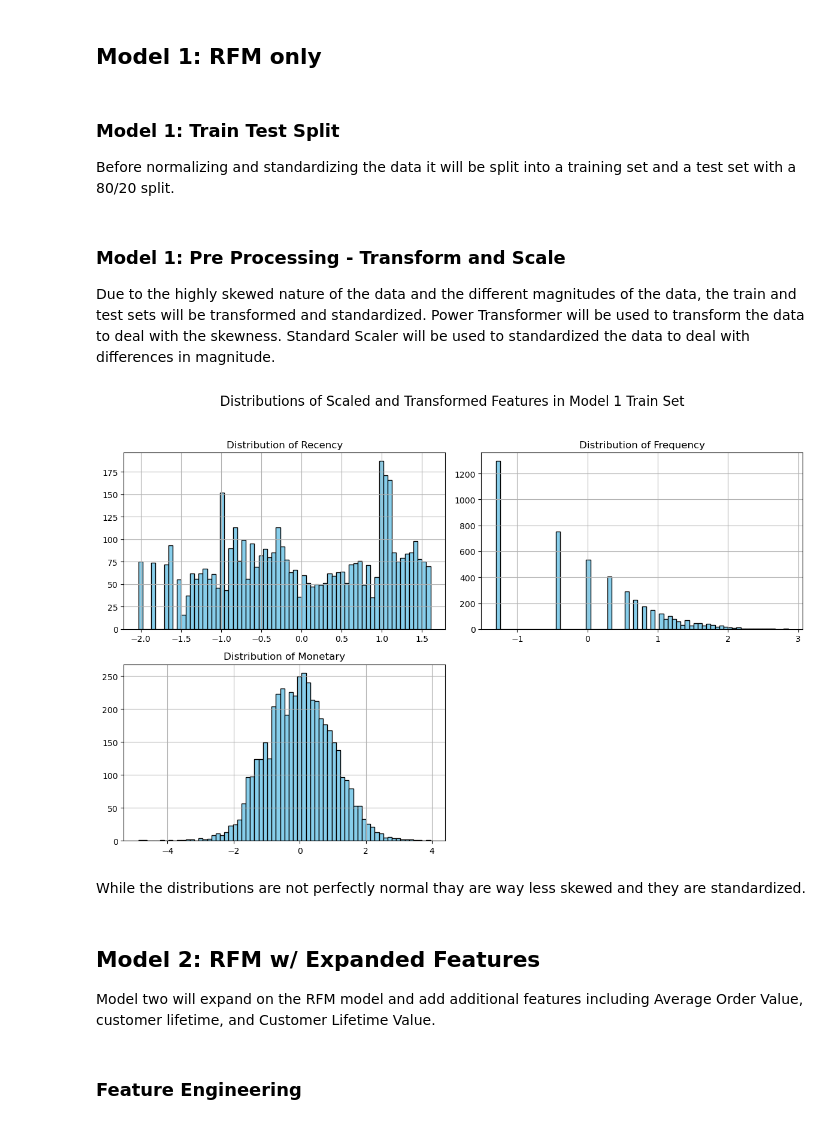
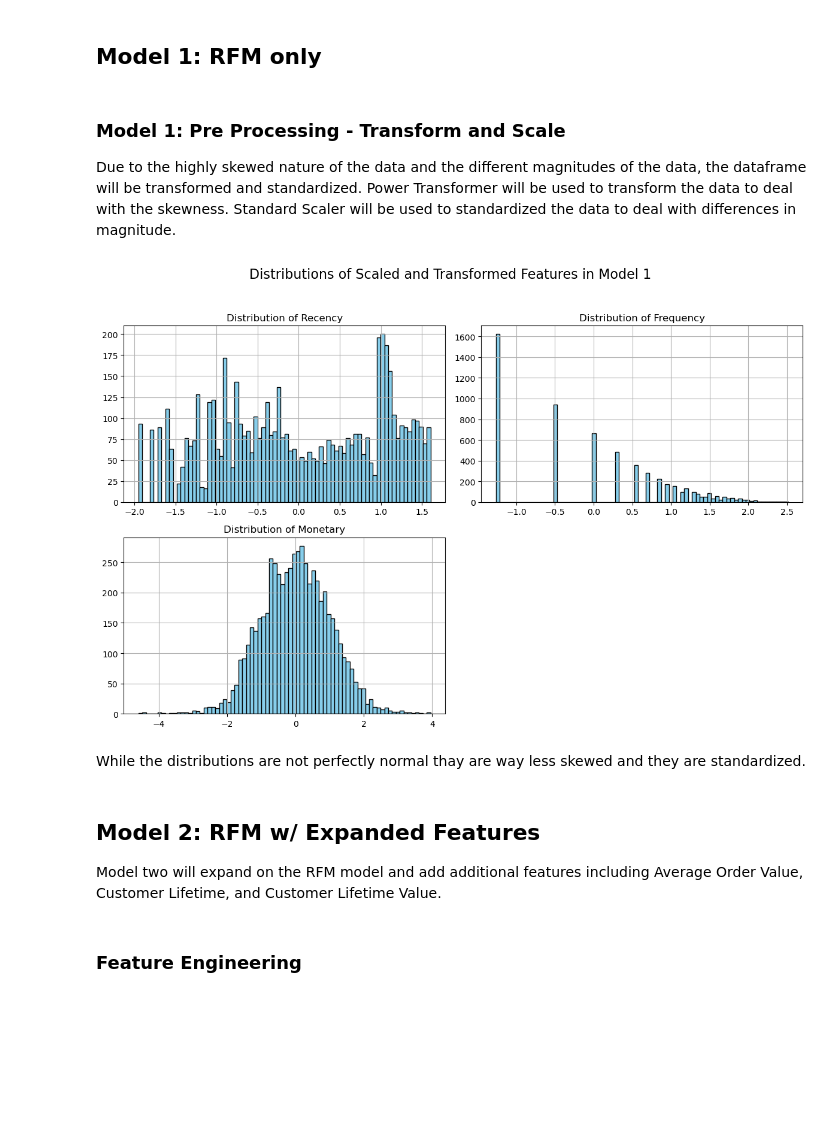
Before and after one commit to Nessiva525/springboard, a Jupyter notebook: Online_retail_II copy/Notebooks/Capstone_2_Preprocessing_and_Training_Development.ipynb, the cells around one changed output. Saved outputs shown, nothing was run; the diff lists cells and outputs as text; code cells hidden in the pictures; blank space fills up the shorter version.

```diff
--- a/Online_retail_II copy/Notebooks/Capstone_2_Preprocessing_and_Training_Development.ipynb
+++ b/Online_retail_II copy/Notebooks/Capstone_2_Preprocessing_and_Training_Development.ipynb
@@ -129,6 +142,3 @@ dtypes: datetime64[ns](1), float32(2), int32(1), string(5)
 memory usage: 44.6 MB
 # %% [markdown]
 ## Model 1: RFM only
-# %% [markdown]
-### Model 1: Train Test Split
-Before normalizing and standardizing the data it will be split into a training set and a test set with a 80/20 split.
@@ -137,11 +145,11 @@ rfm_train, rfm_test = train_test_split(rfm, test_size=0.2, random_state=25)
 # %% [markdown]
 ### Model 1: Pre Processing - Transform and Scale
-Due to the highly skewed nature of the data and the different magnitudes of the data, the train and test sets will be transformed and standardized. Power Transformer will be used to transform the data to deal with the skewness. Standard Scaler will be used to standardized the data to deal with differences in magnitude.
+Due to the highly skewed nature of the data and the different magnitudes of the data, the dataframe will be transformed and standardized. Power Transformer will be used to transform the data to deal with the skewness. Standard Scaler will be used to standardized the data to deal with differences in magnitude.
 # %%
-# Transform Train data
-power_transformer = PowerTransformer(method='box-cox')
-rfm_train_transformed = power_transformer.fit_transform(rfm_train)
+# Transform data
+power_transformer = PowerTransformer()
+rfm_transformed = power_transformer.fit_transform(rfm)
 
-# Scale Train data
+# Scale data
 scaler = StandardScaler()
-rfm_train_scaled = scaler.fit_transform(rfm_train_transformed)
+rfm_scaled = scaler.fit_transform(rfm_transformed)
@@ -154,31 +156,31 @@ rfm_test_scaled = scaler.fit_transform(rfm_test_transformed)
 # %%
 # Example: Creating the DataFrame to view trqnsformes and scaled data
-scaled_transformed_train_df = pd.DataFrame(rfm_train_scaled, columns=['Recency', 'Frequency', 'Monetary'])
+scaled_transformed_df = pd.DataFrame(rfm_scaled, columns=['Recency', 'Frequency', 'Monetary'])
 
 # Plot histograms
-axes = scaled_transformed_train_df.hist(
-    bins=int(np.sqrt(len(scaled_transformed_train_df))),
+axes = scaled_transformed_df.hist(
+    bins=int(np.sqrt(len(scaled_transformed_df))),
     figsize=(12, 8),
     color='skyblue',
     edgecolor='black'
 )
 
 # Add an overall title to the figure
-plt.suptitle('Distributions of Scaled and Transformed Features in Model 1 Train Set', fontsize=16)
+plt.suptitle('Distributions of Scaled and Transformed Features in Model 1 ', fontsize=16)
 
 # Optional: Add individual titles for each subplot
-for ax, column in zip(axes.flatten(), scaled_transformed_train_df.columns):
+for ax, column in zip(axes.flatten(), scaled_transformed_df.columns):
     ax.set_title(f'Distribution of {column}')
 
 plt.tight_layout(rect=[0, 0, 1, 0.95])  # Adjust layout to fit the suptitle
 plt.show()
 # %% [output]
-[figure, old version]
+[figure, new version]
 # %% [markdown]
 While the distributions are not perfectly normal thay are way less skewed and they are standardized.
 # %% [markdown]
 ## Model 2: RFM w/ Expanded Features
-Model two will expand on the RFM model and add additional features including Average Order Value, customer lifetime, and Customer Lifetime Value.
+Model two will expand on the RFM model and add additional features including Average Order Value, Customer Lifetime, and Customer Lifetime Value.
 # %% [markdown]
 ### Feature Engineering
 # %%
```
Also changed, not shown: parts of 29 cells of this notebook, 4 other files.
